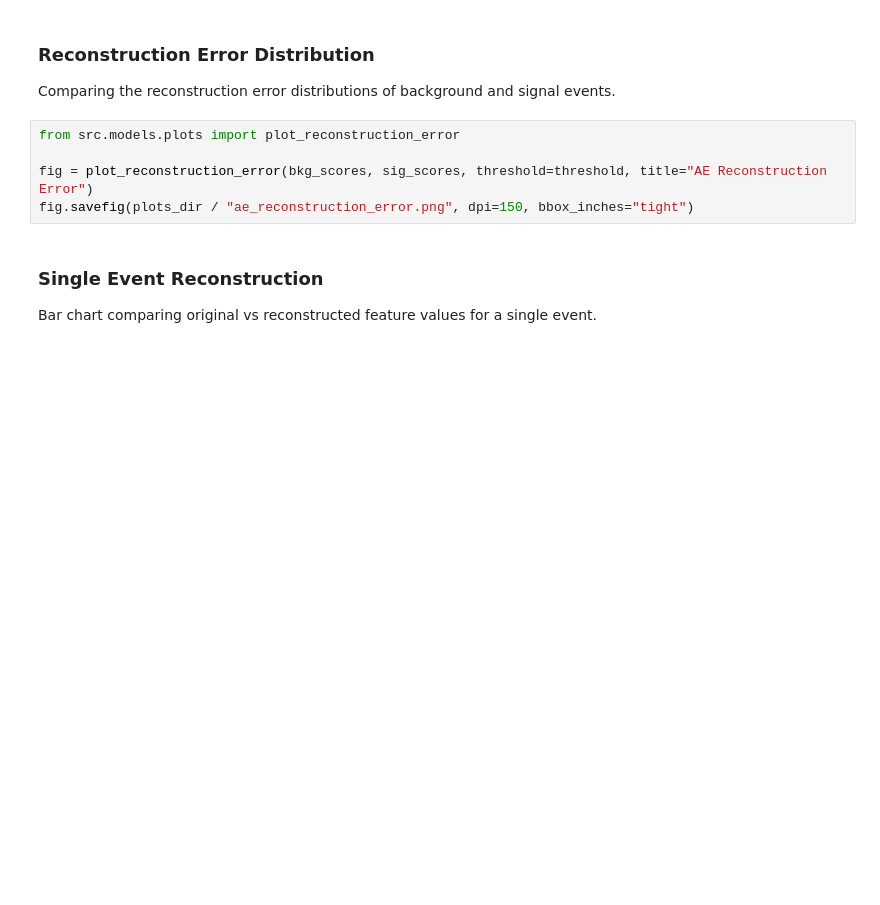
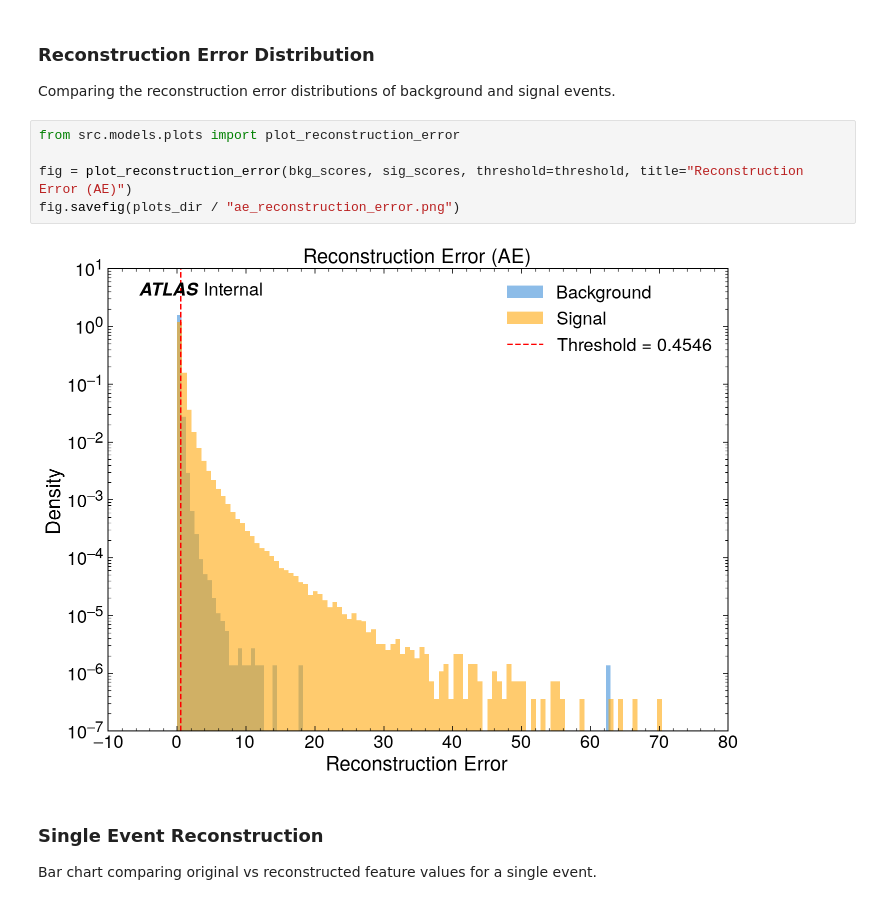
Before and after one commit to islazykv/tau-anomaly-detection, a Jupyter notebook: notebooks/05a_ae.ipynb, the cells around one changed output. Cells and saved outputs as stored; diff of their text form; blank space fills up the shorter version.

```diff
--- a/notebooks/05a_ae.ipynb
+++ b/notebooks/05a_ae.ipynb
@@ -258,8 +326,10 @@ Comparing the reconstruction error distributions of background and signal events
 # %%
 from src.models.plots import plot_reconstruction_error
 
-fig = plot_reconstruction_error(bkg_scores, sig_scores, threshold=threshold, title="AE Reconstruction Error")
-fig.savefig(plots_dir / "ae_reconstruction_error.png", dpi=150, bbox_inches="tight")
+fig = plot_reconstruction_error(bkg_scores, sig_scores, threshold=threshold, title="Reconstruction Error (AE)")
+fig.savefig(plots_dir / "ae_reconstruction_error.png")
+# %% [output]
+[figure, added]
 # %% [markdown]
 ### Single Event Reconstruction
 
```
Also changed, not shown: parts of 13 cells of this notebook, 10 other files.
